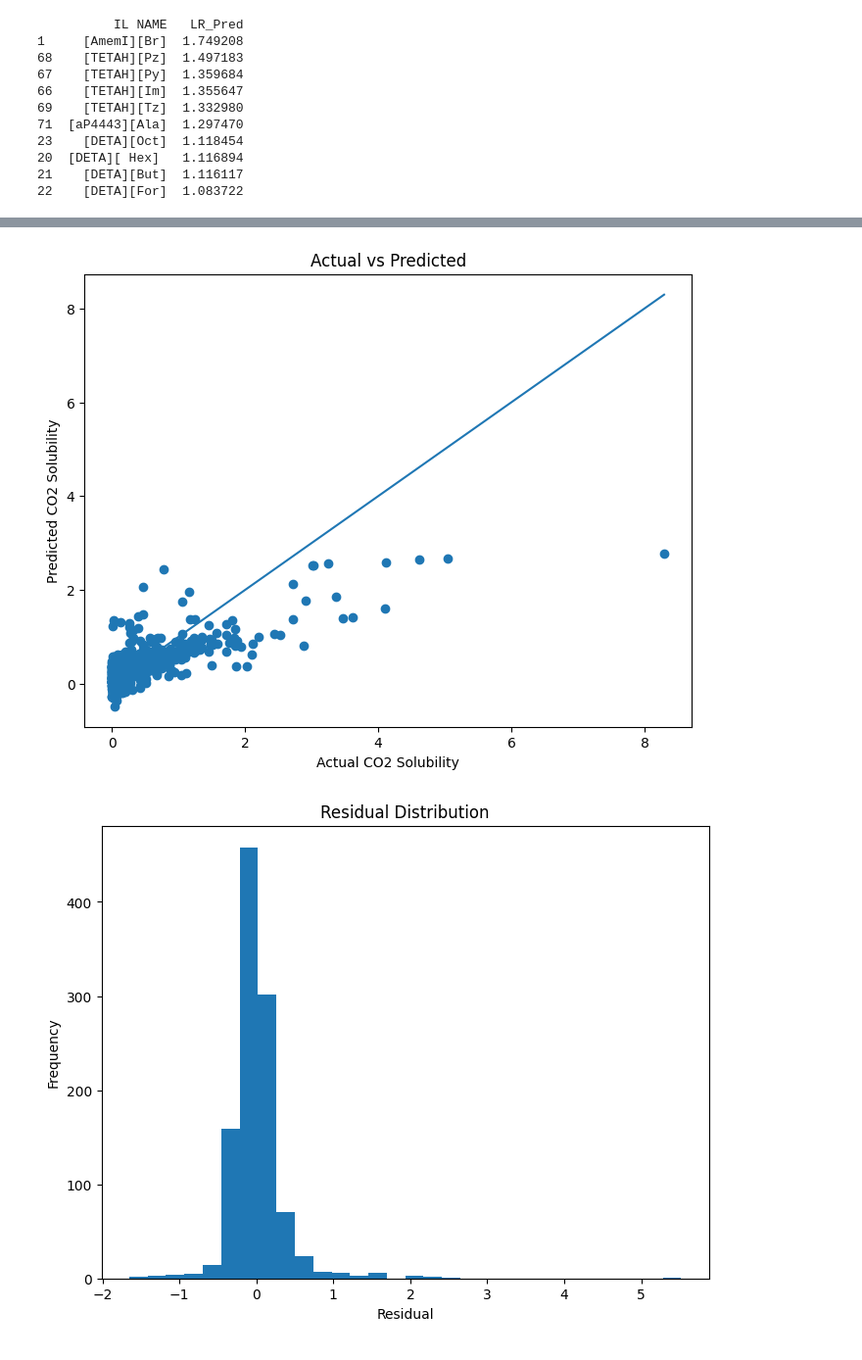
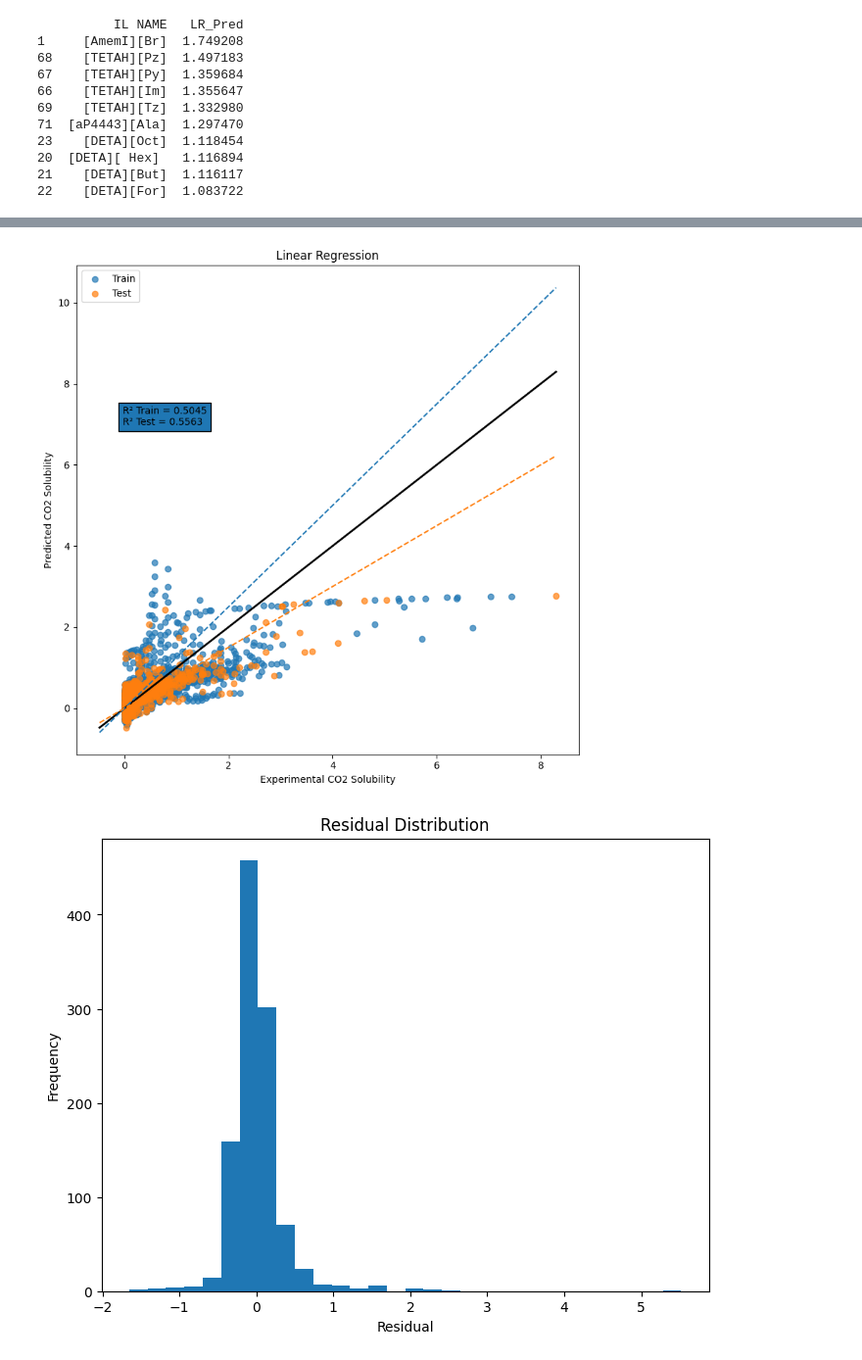
Before and after one commit to Jaideepsingh11/CO2_Solubility_Prediction_Using_Ionic_Liquids, a Jupyter notebook: notebooks/Linear_model.ipynb, the cells around one changed output, grey strips where cells are left out. Shown at 98% size. Drawn from its saved outputs; the diff is of its cells as text; code cells hidden in the pictures.

```diff
--- a/notebooks/Linear_model.ipynb
+++ b/notebooks/Linear_model.ipynb
@@ -93,8 +110,3 @@ print(top5_rf)
 20  [DETA][ Hex]   1.116894
 21    [DETA][But]  1.116117
 22    [DETA][For]  1.083722
-# %%
-X_train = pd.read_csv("../data/X_rf_trainpKa.csv")
-X_test = pd.read_csv("../data/X_rf_testpKa.csv")
-y_train = pd.read_csv("../data/y_trainpKa.csv")
-y_test = pd.read_csv("../data/y_testpKa.csv")
@@ -110,2 +112,0 @@ lr=LinearRegression()
-# %%
-lr.fit(X_train_scaled,y_train)
@@ -114,13 +112,0 @@ LinearRegression()
-# %%
-y_pred=lr.predict(X_test_scaled)
-# %%
-from sklearn.metrics import(r2_score,mean_absolute_error,mean_squared_error)
-r2=r2_score(y_test,y_pred)
-mae = mean_absolute_error(y_test,y_pred)
-rmse = np.sqrt(mean_squared_error(y_test,y_pred))
-print("r2: ",r2)
-print("mae: ",mae)
-print("rmse: ",rmse)
-y_train_pred = lr.predict(X_train_scaled)
-train_r2 = r2_score(y_train,y_train_pred)
-print("Train R2:", round(train_r2,4))
@@ -132,20 +113,80 @@ Train R2: 0.4838
 # %%
-plt.figure(figsize=(8,6))
+all_values = np.concatenate([
+    y_train,
+    y_test,
+    y_train_pred,
+    y_pred
+])
 
-plt.scatter(y_test, y_pred)
+xmin = all_values.min()
+xmax = all_values.max()
 
-plt.plot(
-    [y_test.min(), y_test.max()],
-    [y_test.min(), y_test.max()]
+# Perfect prediction line
+x_line = np.linspace(xmin, xmax, 100)
+
+# ±25%
+upper = x_line * 1.25
+lower = x_line * 0.75
+
+plt.figure(figsize=(8,8))
+
+# Train
+plt.scatter(
+    y_train,
+    y_train_pred,
+    label="Train",
+    alpha=0.7
 )
 
-plt.xlabel("Actual CO2 Solubility")
+# Test
+plt.scatter(
+    y_test,
+    y_pred,
+    label="Test",
+    alpha=0.7
+)
+
+# Perfect prediction
+plt.plot(
+    x_line,
+    x_line,
+    color="black",
+    linewidth=2
+)
+
+# +25%
+plt.plot(
+    x_line,
+    upper,
+    linestyle="--"
+)
+
+# -25%
+plt.plot(
+    x_line,
+    lower,
+    linestyle="--"
+)
+
+plt.xlabel("Experimental CO2 Solubility")
 plt.ylabel("Predicted CO2 Solubility")
-plt.title("Actual vs Predicted")
+
+plt.legend()
+
+plt.text(
+    xmin + 0.05*(xmax-xmin),
+    xmax - 0.15*(xmax-xmin),
+    f"R² Train = {train_r2:.4f}\nR² Test = {r2:.4f}",
+    bbox=dict()
+)
+
+plt.title("Linear Regression")
+
+plt.tight_layout()
 
 plt.show()
 # %% [output]
-[figure, old version]
+[figure, new version]
 # %%
 residuals = y_test - y_pred
 # %%
```
Also changed, not shown: parts of 7 cells of this notebook, 13 other files.
